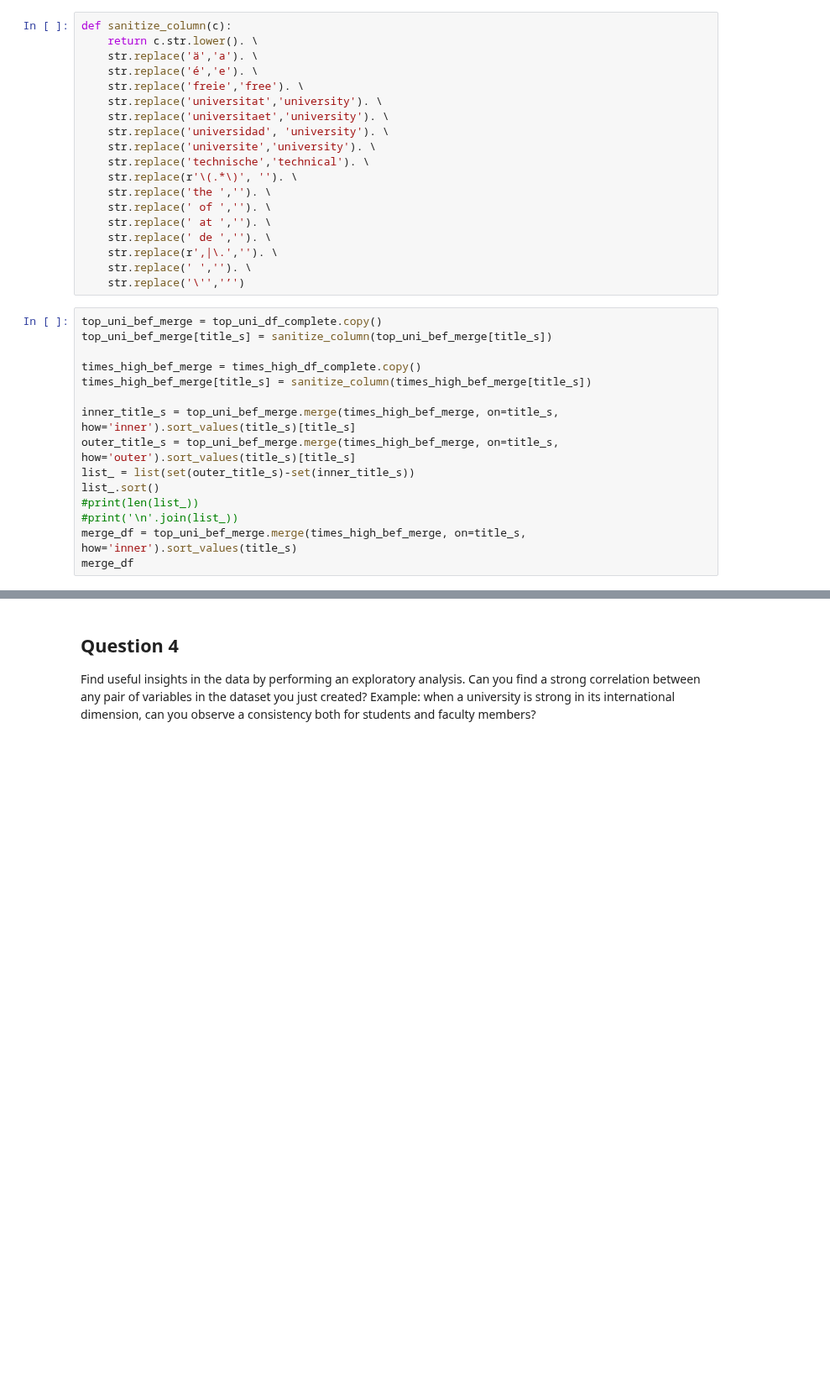
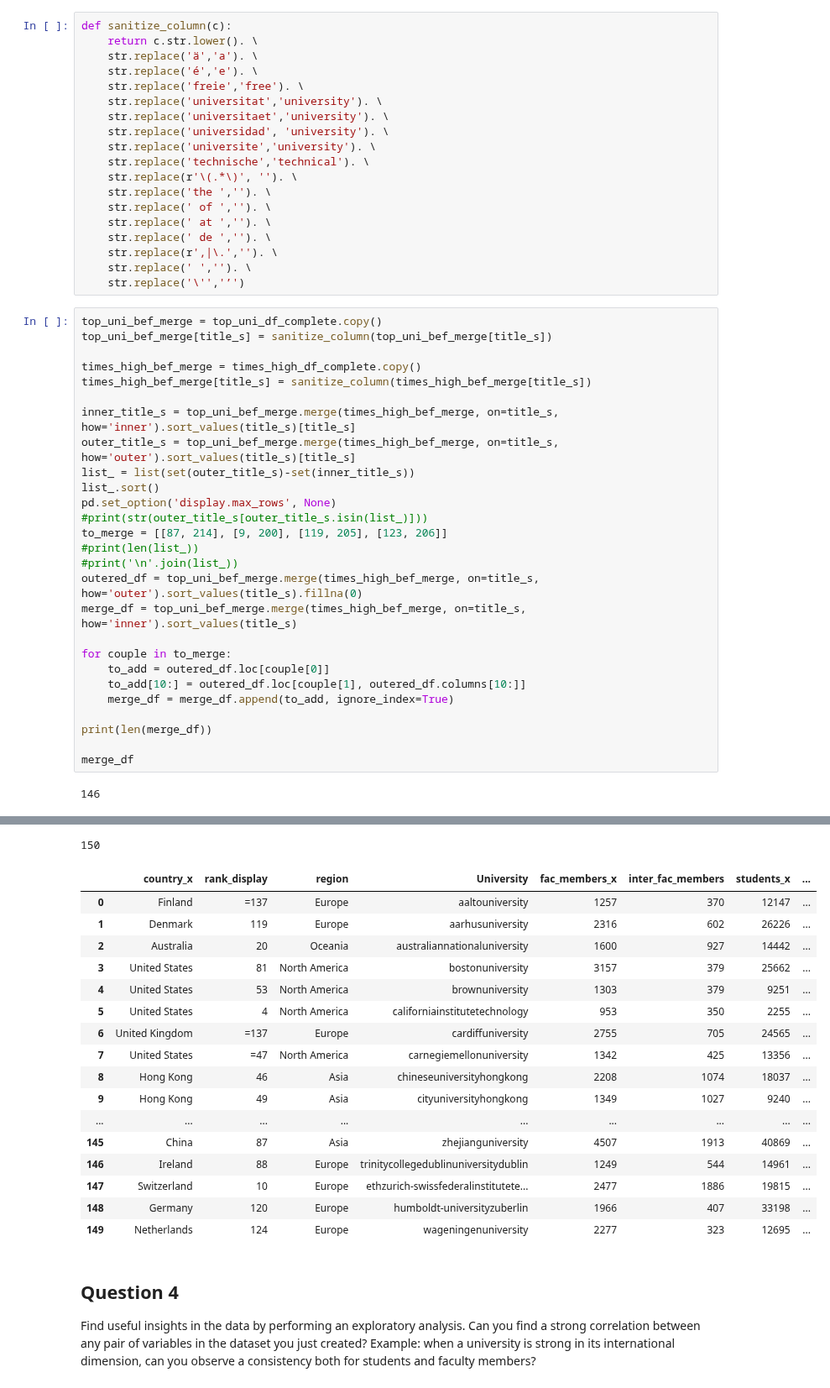
Before and after one commit to AWehenkel/ADA-2017, a Jupyter notebook: 02 - Data from the Web/Lab02.ipynb, the cells around one changed output, grey strips where cells are left out. Shown at 84% size. Drawn from its saved outputs; the diff is of its cells as text; blank space fills up the shorter version.

Commit message:
Ajout de 4 universités dans la dataframe merged

```diff
--- a/02 - Data from the Web/Lab02.ipynb
+++ b/02 - Data from the Web/Lab02.ipynb
@@ -311,7 +309,21 @@ inner_title_s = top_uni_bef_merge.merge(times_high_bef_merge, on=title_s, how='i
 outer_title_s = top_uni_bef_merge.merge(times_high_bef_merge, on=title_s, how='outer').sort_values(title_s)[title_s]
 list_ = list(set(outer_title_s)-set(inner_title_s))
 list_.sort()
+pd.set_option('display.max_rows', None)
+#print(str(outer_title_s[outer_title_s.isin(list_)]))
+to_merge = [[87, 214], [9, 200], [119, 205], [123, 206]]
 #print(len(list_))
 #print('\n'.join(list_))
+outered_df = top_uni_bef_merge.merge(times_high_bef_merge, on=title_s, how='outer').sort_values(title_s).fillna(0)
 merge_df = top_uni_bef_merge.merge(times_high_bef_merge, on=title_s, how='inner').sort_values(title_s)
+
+for couple in to_merge:
+    to_add = outered_df.loc[couple[0]]
+    to_add[10:] = outered_df.loc[couple[1], outered_df.columns[10:]]
+    merge_df = merge_df.append(to_add, ignore_index=True)
+
+print(len(merge_df))
+
 merge_df
+# %% [output]
+146
@@ -318,3 +337,21 @@ merge_df
+150
+|  | country_x | rank_display | region | University | fac_members_x | inter_fac_members | students_x | ... |
+| 0 | Finland | =137 | Europe | aaltouniversity | 1257 | 370 | 12147 | ... |
+| 1 | Denmark | 119 | Europe | aarhusuniversity | 2316 | 602 | 26226 | ... |
+| 2 | Australia | 20 | Oceania | australiannationaluniversity | 1600 | 927 | 14442 | ... |
+| 3 | United States | 81 | North America | bostonuniversity | 3157 | 379 | 25662 | ... |
+| 4 | United States | 53 | North America | brownuniversity | 1303 | 379 | 9251 | ... |
+| 5 | United States | 4 | North America | californiainstitutetechnology | 953 | 350 | 2255 | ... |
+| 6 | United Kingdom | =137 | Europe | cardiffuniversity | 2755 | 705 | 24565 | ... |
+| 7 | United States | =47 | North America | carnegiemellonuniversity | 1342 | 425 | 13356 | ... |
+| 8 | Hong Kong | 46 | Asia | chineseuniversityhongkong | 2208 | 1074 | 18037 | ... |
+| 9 | Hong Kong | 49 | Asia | cityuniversityhongkong | 1349 | 1027 | 9240 | ... |
+| ... | ... | ... | ... | ... | ... | ... | ... | ... |
+| 145 | China | 87 | Asia | zhejianguniversity | 4507 | 1913 | 40869 | ... |
+| 146 | Ireland | 88 | Europe | trinitycollegedublinuniversitydublin | 1249 | 544 | 14961 | ... |
+| 147 | Switzerland | 10 | Europe | ethzurich-swissfederalinstitutete... | 2477 | 1886 | 19815 | ... |
+| 148 | Germany | 120 | Europe | humboldt-universityzuberlin | 1966 | 407 | 33198 | ... |
+| 149 | Netherlands | 124 | Europe | wageningenuniversity | 2277 | 323 | 12695 | ... |
 # %% [markdown]
 ## Question 4
 
```
Also changed, not shown: parts of 3 cells of this notebook.
